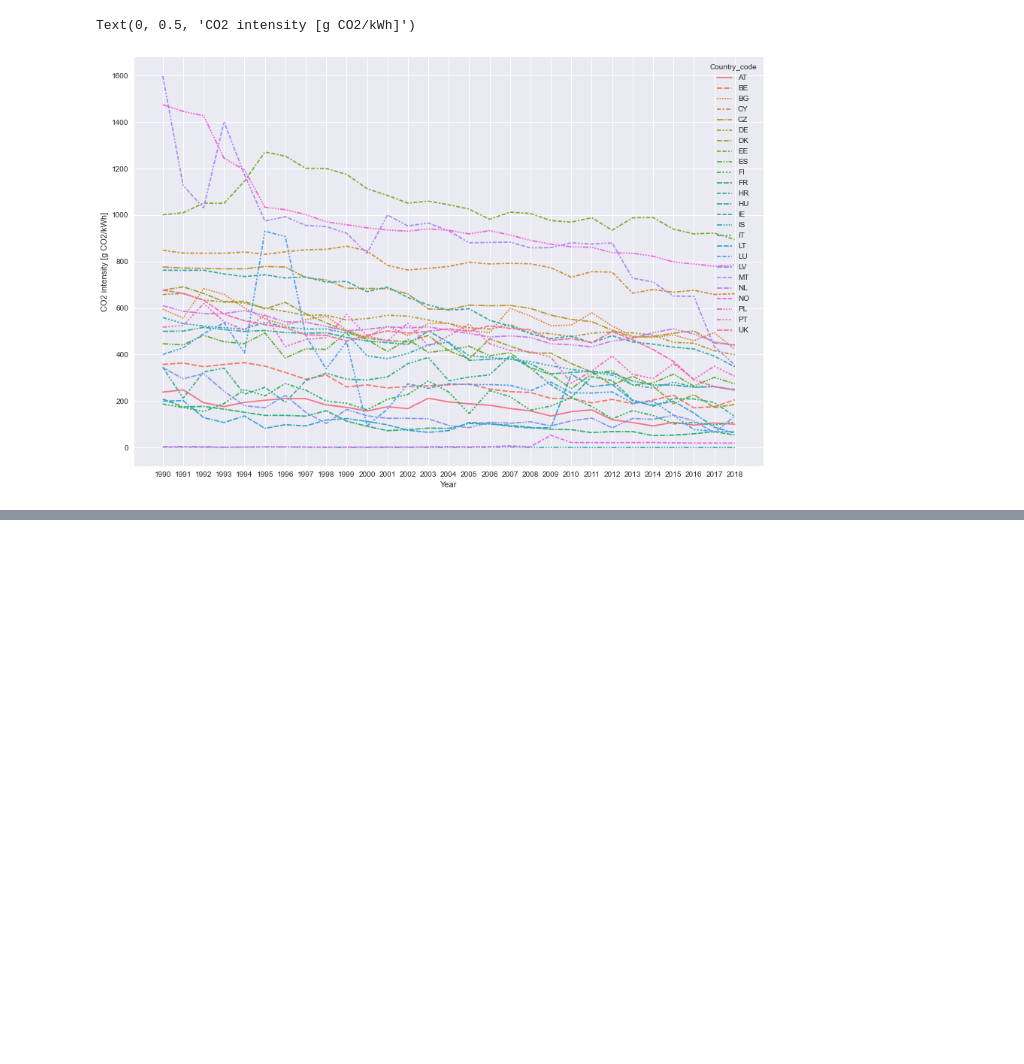
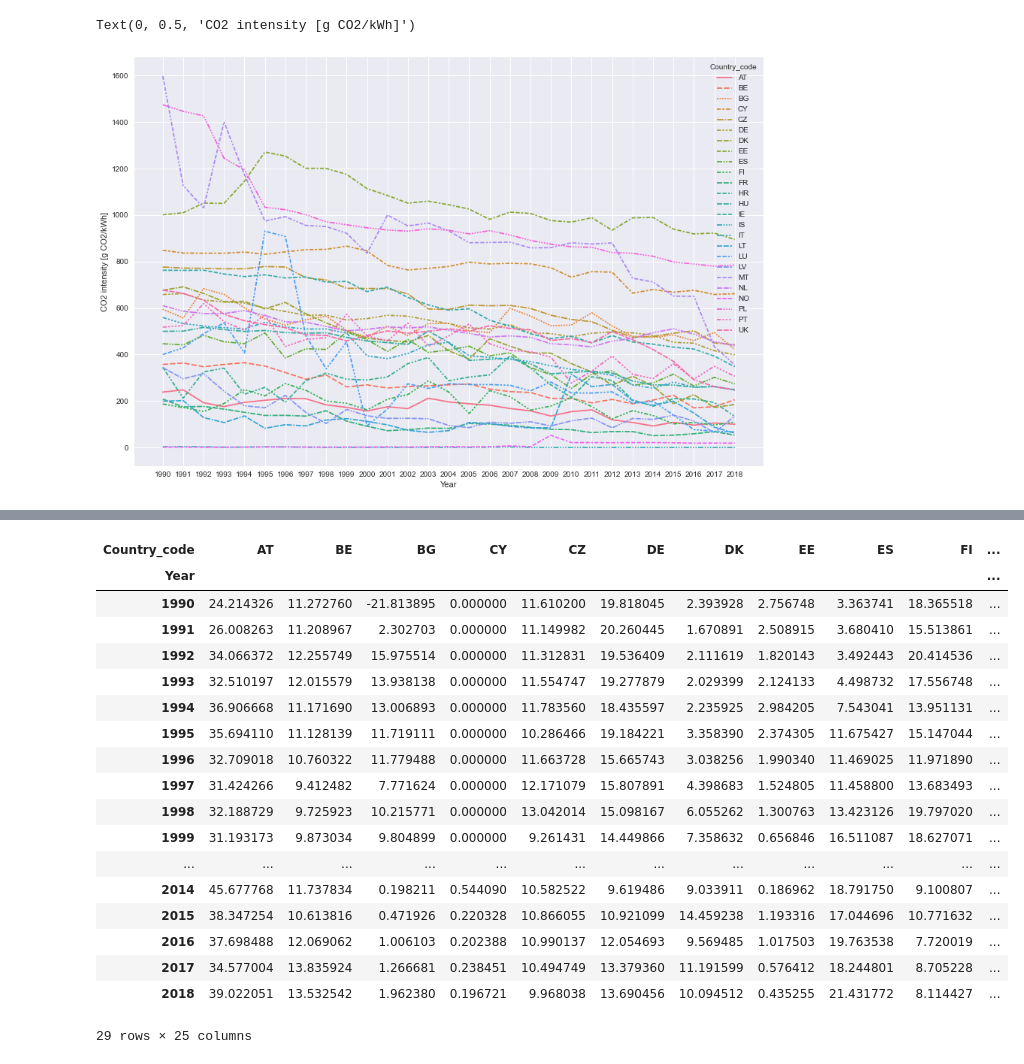
Before and after one commit to INATECH-CIG/CO2_emissions_factors, a Jupyter notebook: CO2 calculation top down methode according to EEA.ipynb, the cells around one changed output, grey strips where cells are left out. Cells and saved outputs as stored; diff of their text form; code cells hidden in the pictures; blank space fills up the shorter version.

```diff
--- a/CO2 calculation according to EEA.ipynb
+++ b/CO2 calculation top down methode according to EEA.ipynb
@@ -428,0 +453,22 @@ CI_calc.to_csv(output_directory_path + '/CI_EEA_recalculated.csv')
+# %%
+(100 / (CO2_from_MAP_elec+CO2_from_AP_elec)) * CO2_from_AP_elec
+# %% [output]
+| Country_code | AT | BE | BG | CY | CZ | DE | DK | EE | ES | FI | ... |
+| Year |  |  |  |  |  |  |  |  |  |  | ... |
+| 1990 | 24.214326 | 11.272760 | -21.813895 | 0.000000 | 11.610200 | 19.818045 | 2.393928 | 2.756748 | 3.363741 | 18.365518 | ... |
+| 1991 | 26.008263 | 11.208967 | 2.302703 | 0.000000 | 11.149982 | 20.260445 | 1.670891 | 2.508915 | 3.680410 | 15.513861 | ... |
+| 1992 | 34.066372 | 12.255749 | 15.975514 | 0.000000 | 11.312831 | 19.536409 | 2.111619 | 1.820143 | 3.492443 | 20.414536 | ... |
+| 1993 | 32.510197 | 12.015579 | 13.938138 | 0.000000 | 11.554747 | 19.277879 | 2.029399 | 2.124133 | 4.498732 | 17.556748 | ... |
+| 1994 | 36.906668 | 11.171690 | 13.006893 | 0.000000 | 11.783560 | 18.435597 | 2.235925 | 2.984205 | 7.543041 | 13.951131 | ... |
+| 1995 | 35.694110 | 11.128139 | 11.719111 | 0.000000 | 10.286466 | 19.184221 | 3.358390 | 2.374305 | 11.675427 | 15.147044 | ... |
+| 1996 | 32.709018 | 10.760322 | 11.779488 | 0.000000 | 11.663728 | 15.665743 | 3.038256 | 1.990340 | 11.469025 | 11.971890 | ... |
+| 1997 | 31.424266 | 9.412482 | 7.771624 | 0.000000 | 12.171079 | 15.807891 | 4.398683 | 1.524805 | 11.458800 | 13.683493 | ... |
+| 1998 | 32.188729 | 9.725923 | 10.215771 | 0.000000 | 13.042014 | 15.098167 | 6.055262 | 1.300763 | 13.423126 | 19.797020 | ... |
+| 1999 | 31.193173 | 9.873034 | 9.804899 | 0.000000 | 9.261431 | 14.449866 | 7.358632 | 0.656846 | 16.511087 | 18.627071 | ... |
+| ... | ... | ... | ... | ... | ... | ... | ... | ... | ... | ... | ... |
+| 2014 | 45.677768 | 11.737834 | 0.198211 | 0.544090 | 10.582522 | 9.619486 | 9.033911 | 0.186962 | 18.791750 | 9.100807 | ... |
+| 2015 | 38.347254 | 10.613816 | 0.471926 | 0.220328 | 10.866055 | 10.921099 | 14.459238 | 1.193316 | 17.044696 | 10.771632 | ... |
+| 2016 | 37.698488 | 12.069062 | 1.006103 | 0.202388 | 10.990137 | 12.054693 | 9.569485 | 1.017503 | 19.763538 | 7.720019 | ... |
+| 2017 | 34.577004 | 13.835924 | 1.266681 | 0.238451 | 10.494749 | 13.379360 | 11.191599 | 0.576412 | 18.244801 | 8.705228 | ... |
+| 2018 | 39.022051 | 13.532542 | 1.962380 | 0.196721 | 9.968038 | 13.690456 | 10.094512 | 0.435255 | 21.431772 | 8.114427 | ... |
+29 rows × 25 columns
```
Also changed, not shown: parts of 17 cells of this notebook, 5 other files.
